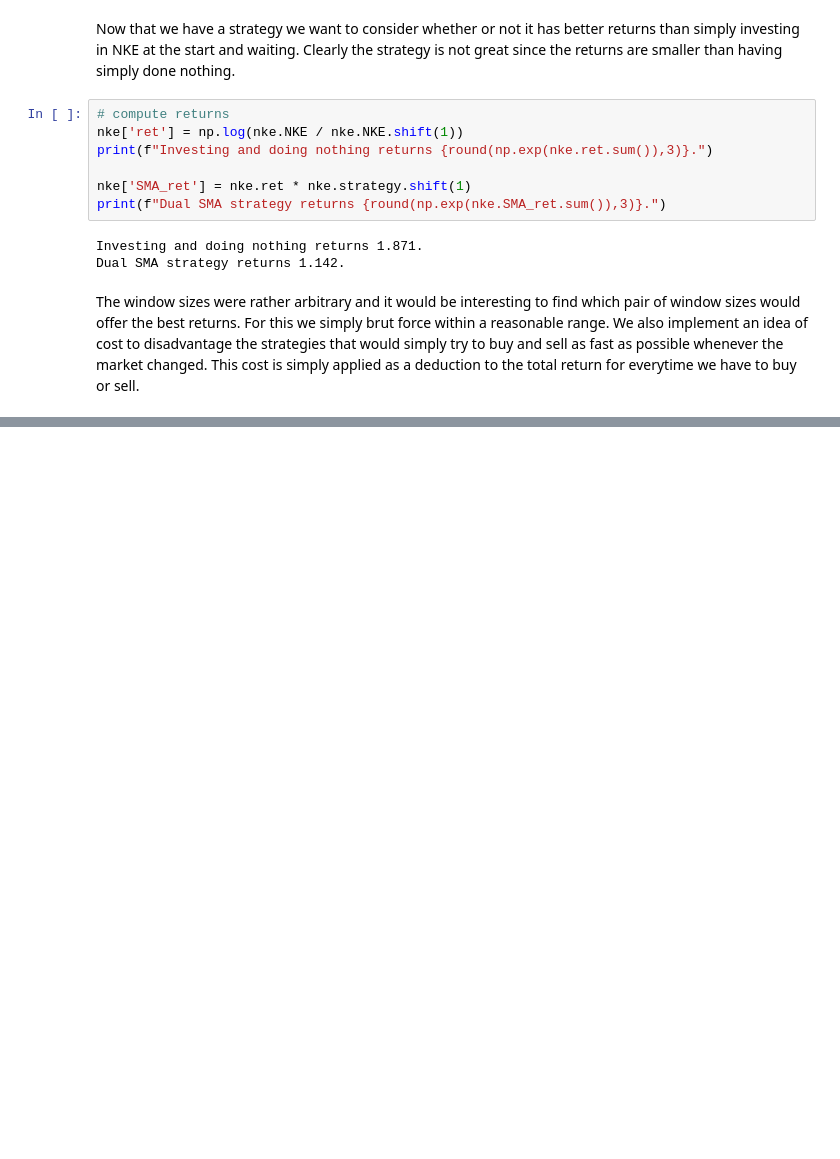
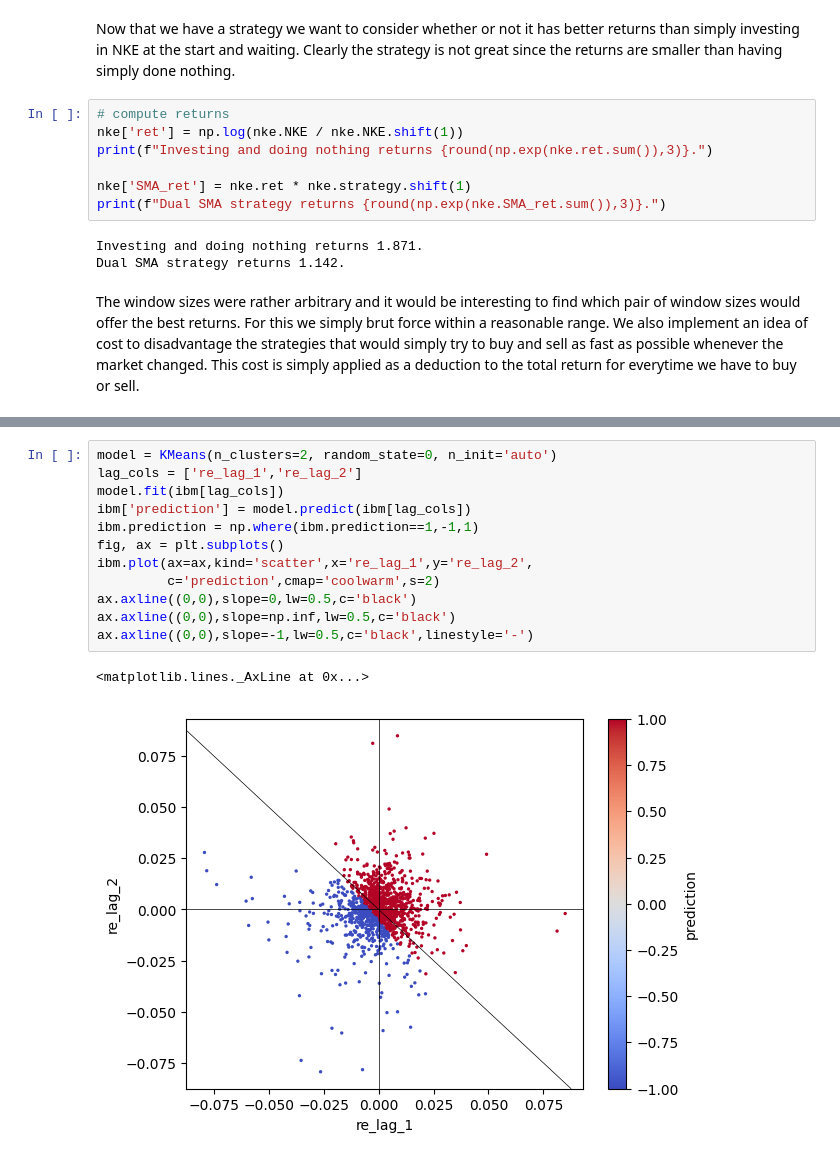
Before and after one commit to JeremyLvl/Quant-Analysis, a Jupyter notebook: 4. strategy.ipynb, the cells around one changed output, grey strips where cells are left out. Cells and saved outputs as stored; diff of their text form; blank space fills up the shorter version.

```diff
--- a/4. strategy.ipynb
+++ b/4. strategy.ipynb
@@ -153,0 +182,15 @@ nke.strategy.plot(ax=ax, secondary_y='strategy', style='b--',lw=1)
+# %%
+model = KMeans(n_clusters=2, random_state=0, n_init='auto')
+lag_cols = ['re_lag_1','re_lag_2']
+model.fit(ibm[lag_cols])
+ibm['prediction'] = model.predict(ibm[lag_cols])
+ibm.prediction = np.where(ibm.prediction==1,-1,1)
+fig, ax = plt.subplots()
+ibm.plot(ax=ax,kind='scatter',x='re_lag_1',y='re_lag_2',
+         c='prediction',cmap='coolwarm',s=2)
+ax.axline((0,0),slope=0,lw=0.5,c='black')
+ax.axline((0,0),slope=np.inf,lw=0.5,c='black')
+ax.axline((0,0),slope=-1,lw=0.5,c='black',linestyle='-')
+# %% [output]
+<matplotlib.lines._AxLine at 0x...>
+[figure, added]
```
Also changed, not shown: parts of 15 cells of this notebook, 1 other file.
